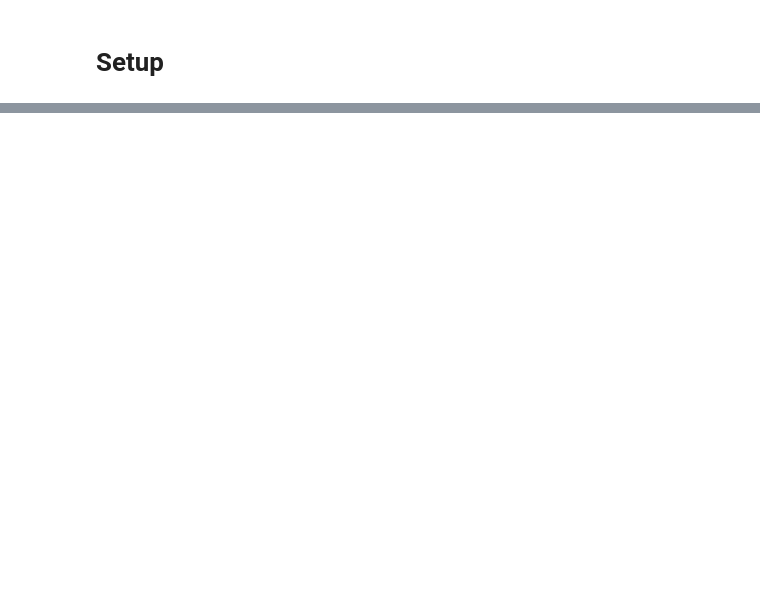
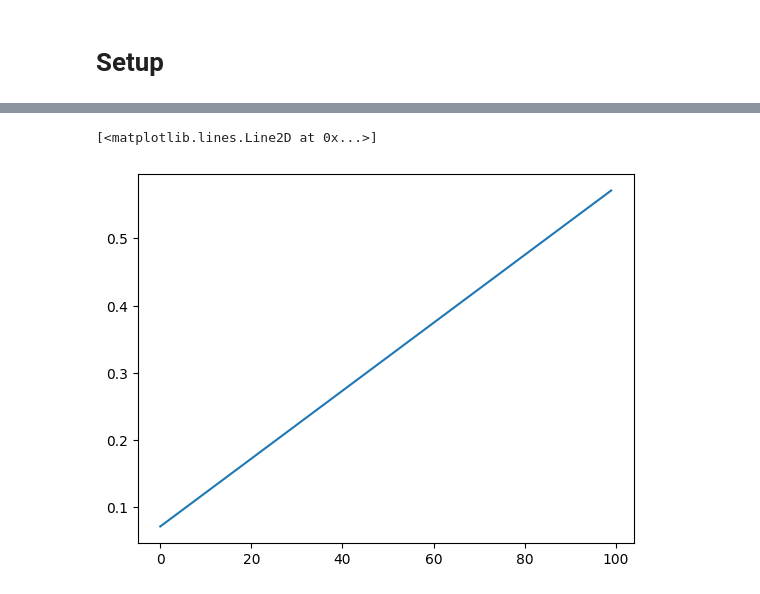
Before and after one commit to NicolasRR/ANN-RL, a Jupyter notebook: DQN.ipynb, the cells around one changed output, grey strips where cells are left out. Drawn from its saved outputs; the diff is of its cells as text; code cells hidden in the pictures; blank space fills up the shorter version.

```diff
--- a/DQN.ipynb
+++ b/DQN.ipynb
@@ -218,0 +31,10 @@ class DQNAgent:
+# %%
+intermediate_reward = 1
+# %%
+pos = np.linspace(-1.2, 0.6, 100)
+vel = np.linspace(-0.07, 0.07, 100)
+# %%
+plt.plot(0.5*intermediate_reward*(1.8-(0.6-pos))/1.8+0.5*intermediate_reward*(np.abs(0.1))/0.7)
+# %% [output]
+[<matplotlib.lines.Line2D at 0x...>]
+[figure, added]
```
Also changed, not shown: parts of 14 cells of this notebook, 3 other files.
